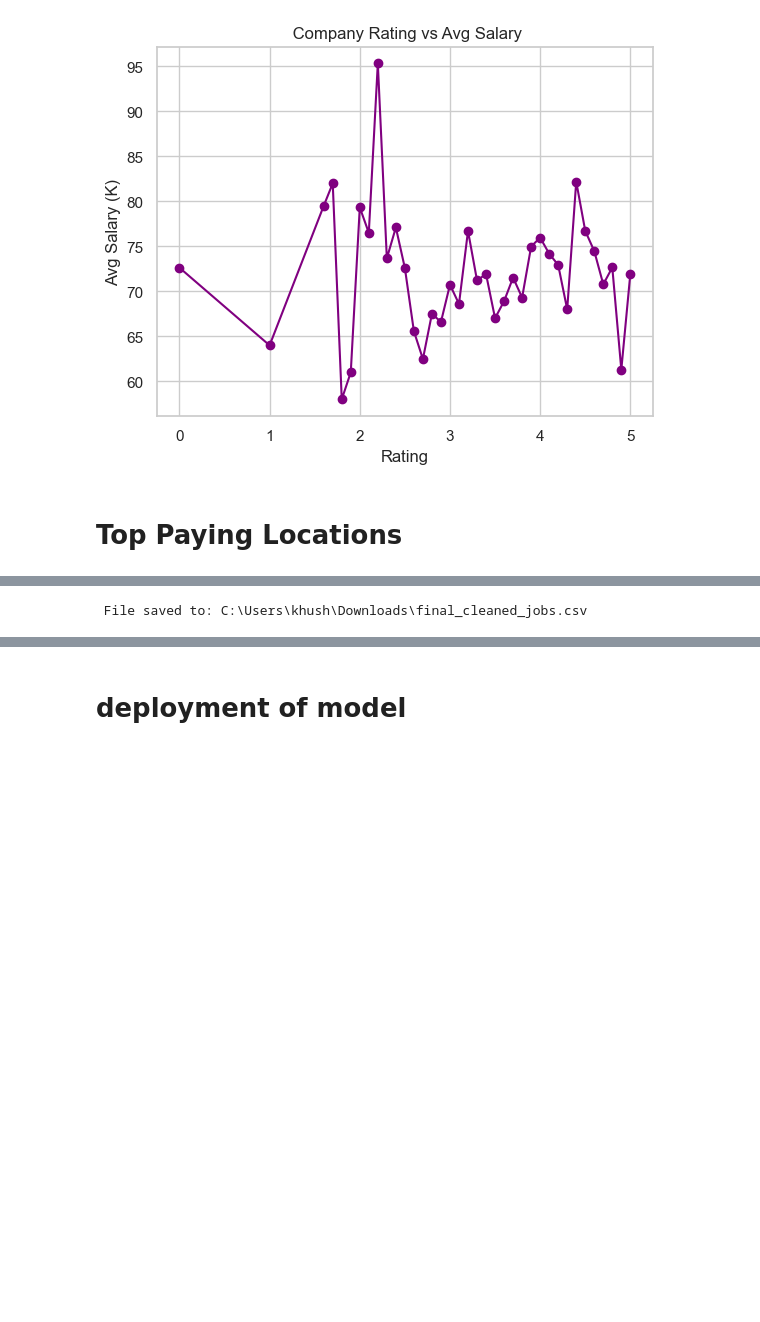
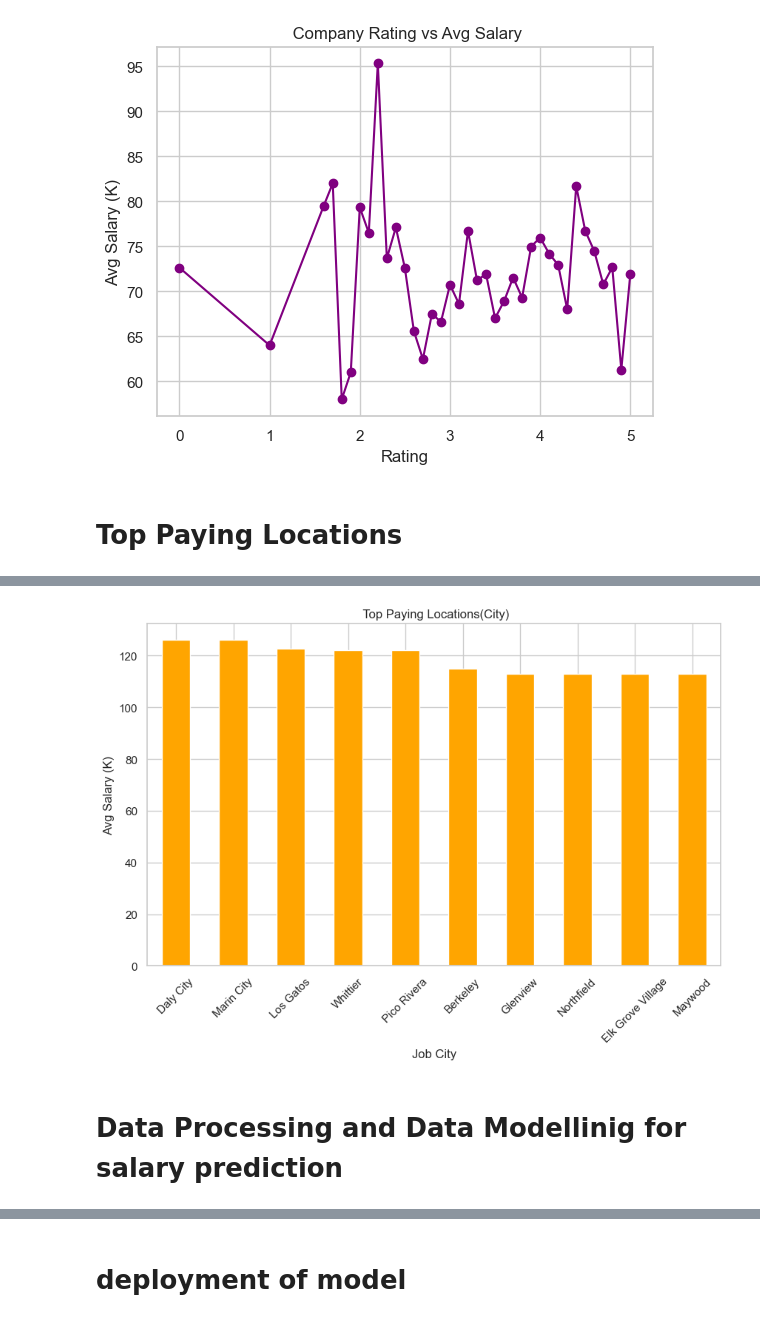
Before and after one commit to khushimalik3122/salary-predictor-19, a Jupyter notebook: g-19 - Copy.ipynb, the cells around one changed output, grey strips where cells are left out. Cells and saved outputs as stored; diff of their text form; code cells hidden in the pictures; blank space fills up the shorter version.

```diff
--- a/g-19 - Copy.ipynb
+++ b/g-19 - Copy.ipynb
@@ -624,8 +554,11 @@ df
-# %%
-import os
-
-downloads_path = os.path.join(os.path.expanduser("~"), "Downloads", "final_cleaned_jobs.csv")
-df.to_csv(downloads_path, index=False)
-print(f" File saved to: {downloads_path}")
-# %% [output]
- File saved to: C:\Users\khush\Downloads\final_cleaned_jobs.csv
+# %%
+location_salary = df.groupby('Job City')['Avg Salary (K)'].mean().sort_values(ascending=False).head(10)
+location_salary.plot(kind='bar', figsize=(10,6), color='orange')
+plt.title(" Top Paying Locations(City)")
+plt.ylabel("Avg Salary (K)")
+plt.xticks(rotation=45)
+plt.show()
+# %% [output]
+[figure, added]
+# %% [markdown]
+# Data Processing  and Data Modellinig for salary prediction
```
Also changed, not shown: parts of 53 cells of this notebook, 3 other files.
